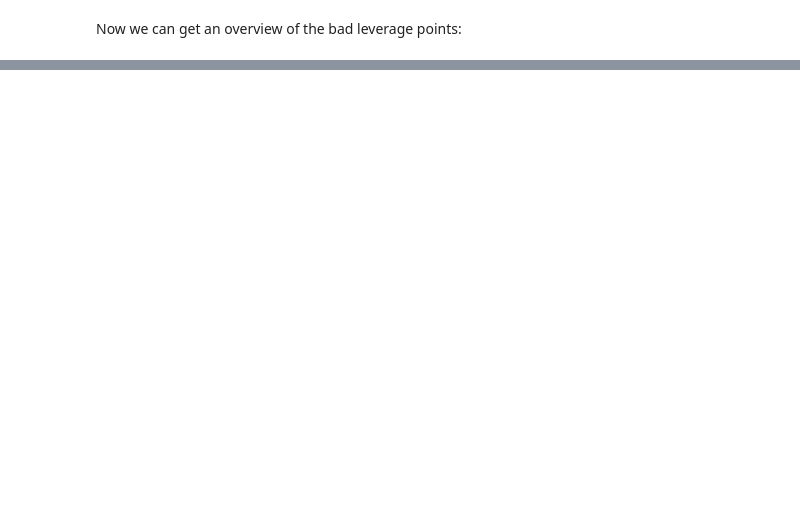
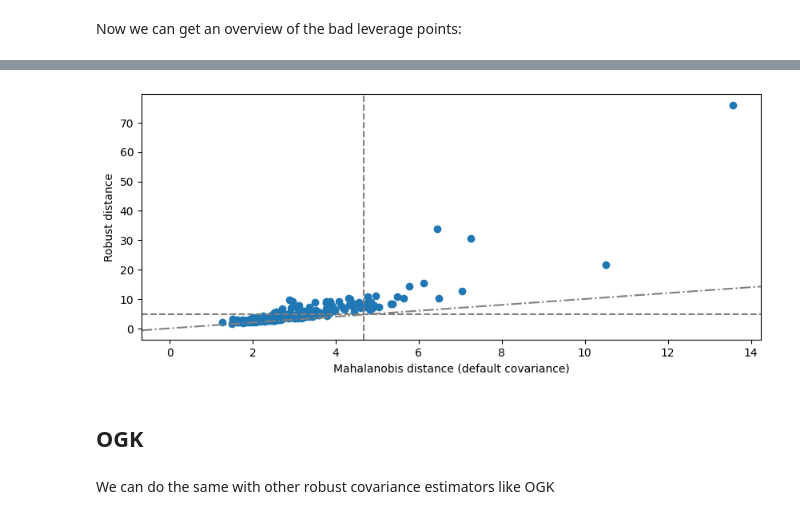
Before and after one commit to STAN-UAntwerp/robpy, a Jupyter notebook: demo_notebooks/topgear.ipynb, the cells around one changed output, grey strips where cells are left out. Cells and saved outputs as stored; diff of their text form; code cells hidden in the pictures; blank space fills up the shorter version.

```diff
--- a/demo_notebooks/topgear.ipynb
+++ b/demo_notebooks/topgear.ipynb
@@ -153,0 +189,10 @@ clean_data2.loc[bad_leverage_idx, :].assign(predicted_price=transformer.inverse_
+# %%
+mcd = FastMCDEstimator().fit(clean_data2.drop(columns=['Price']))
+# %%
+fig = mcd.distance_distance_plot()
+# %% [output]
+[figure, added]
+# %% [markdown]
+## OGK
+# %% [markdown]
+We can do the same with other robust covariance estimators like OGK
```
Also changed, not shown: parts of 29 cells of this notebook, 5 other files.
